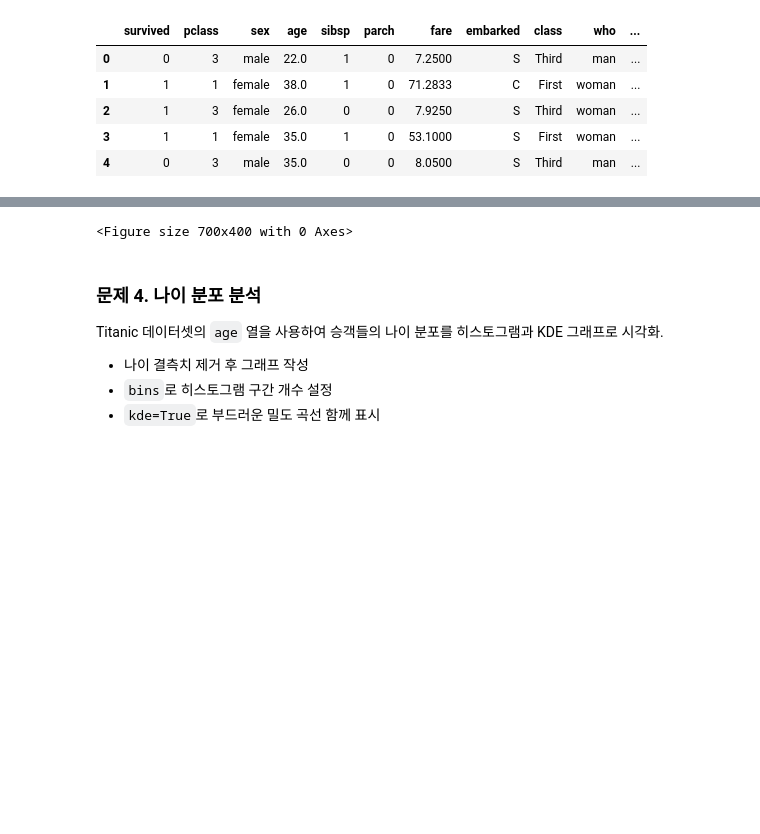
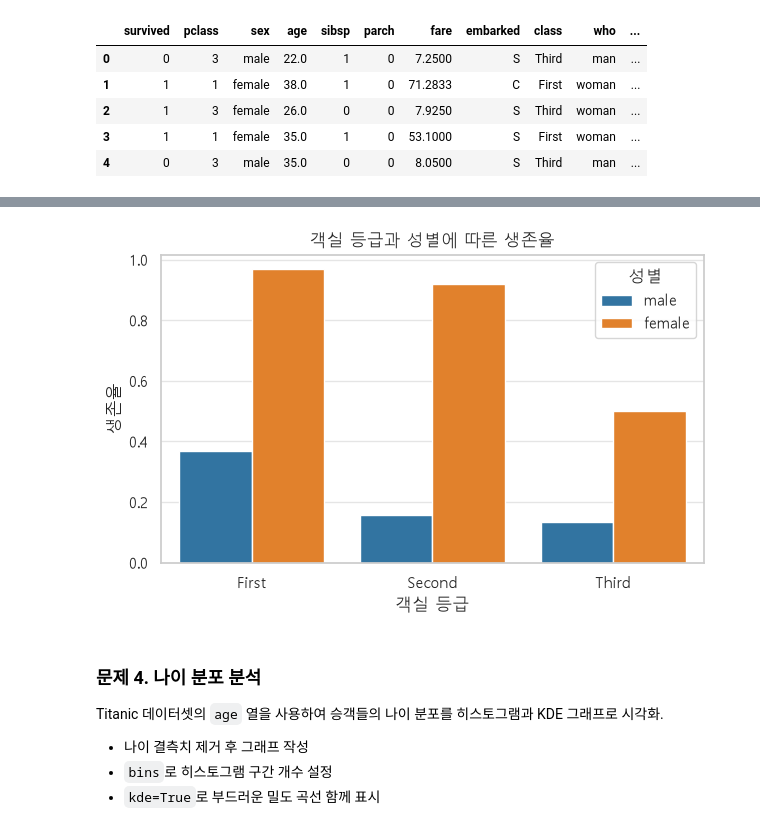
Before and after one commit to dohwa-skn-33/05_data_analysis, a Jupyter notebook: 03_data_visualization/homework/homework_seaborn.ipynb, the cells around one changed output, grey strips where cells are left out. Drawn from its saved outputs; the diff is of its cells as text; code cells hidden in the pictures; blank space fills up the shorter version.

```diff
--- a/03_data_visualization/homework/homework_seaborn.ipynb
+++ b/03_data_visualization/homework/homework_seaborn.ipynb
@@ -116,10 +142,25 @@ Titanic 데이터셋의 `class`, `sex`, `survived` 열을 사용하여 그룹별
 # %%
 plt.figure(figsize=(7, 4))
 
+ax = sns.barplot(
+    data=titanic,
+    x='pclass',
+    y='survived',
+    hue='sex',
+    hue_order=["male", "female"],
+    palette='tab10',
+    errorbar=None,
+)
+
+ax.set_title('객실 등급과 성별에 따른 생존율')
+ax.set_xlabel('객실 등급')
+ax.set_ylabel('생존율')
+ax.set_xticks([0, 1, 2], ['First', 'Second', 'Third'])
+ax.legend(title='성별')
 
 plt.show()
 # %% [output]
-<Figure size 700x400 with 0 Axes>
+[figure, added]
 # %% [markdown]
 ### 문제 4. 나이 분포 분석
 
```
Also changed, not shown: parts of 4 cells of this notebook.
